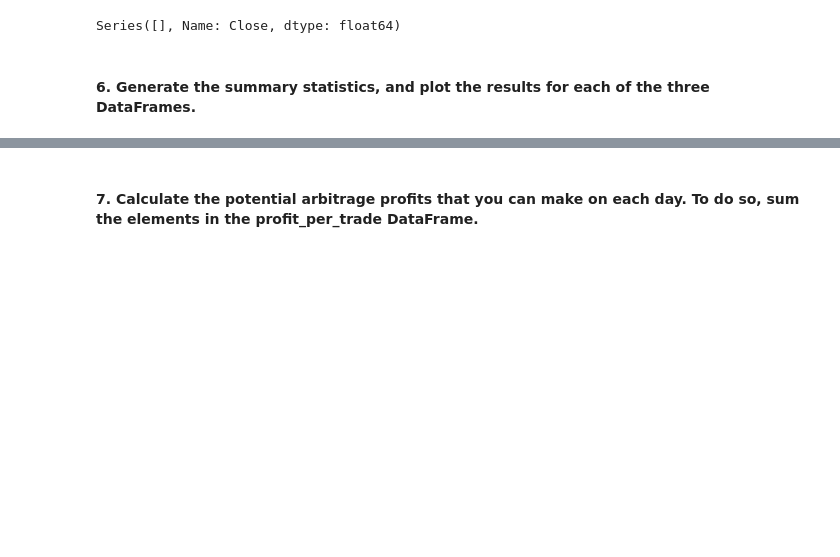
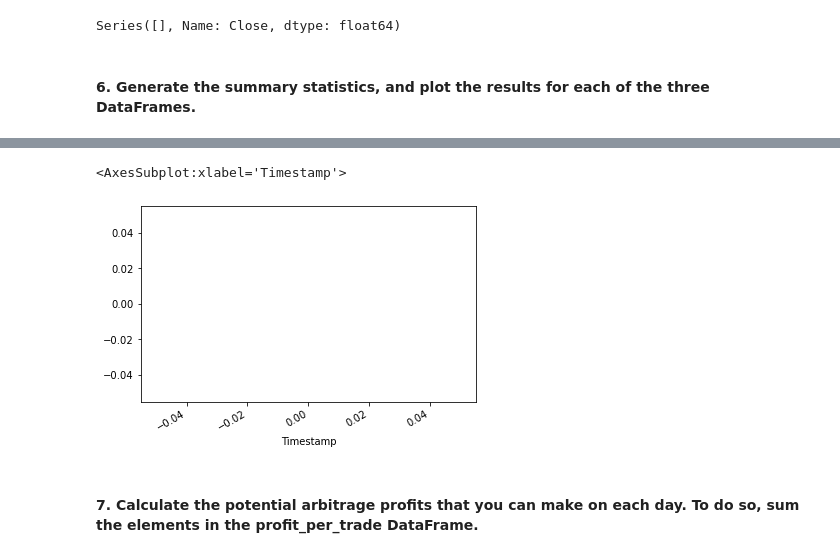
Before and after one commit to NomanZubairi/Bitcoin-Arbitrage, a Jupyter notebook: crypto_arbitrage.ipynb, the cells around one changed output, grey strips where cells are left out. Cells and saved outputs as stored; diff of their text form; code cells hidden in the pictures; blank space fills up the shorter version.

```diff
--- a/crypto_arbitrage.ipynb
+++ b/crypto_arbitrage.ipynb
@@ -661,3 +703,8 @@ Series([], Name: Close, dtype: float64)
+# %%
+profit_per_trade_late.plot()
+# %% [output]
+<AxesSubplot:xlabel='Timestamp'>
+[figure, added]
 # %% [markdown]
 #### 7. Calculate the potential arbitrage profits that you can make on each day. To do so, sum the elements in the profit_per_trade DataFrame.
 # %%
```
Also changed, not shown: parts of 5 cells of this notebook.
